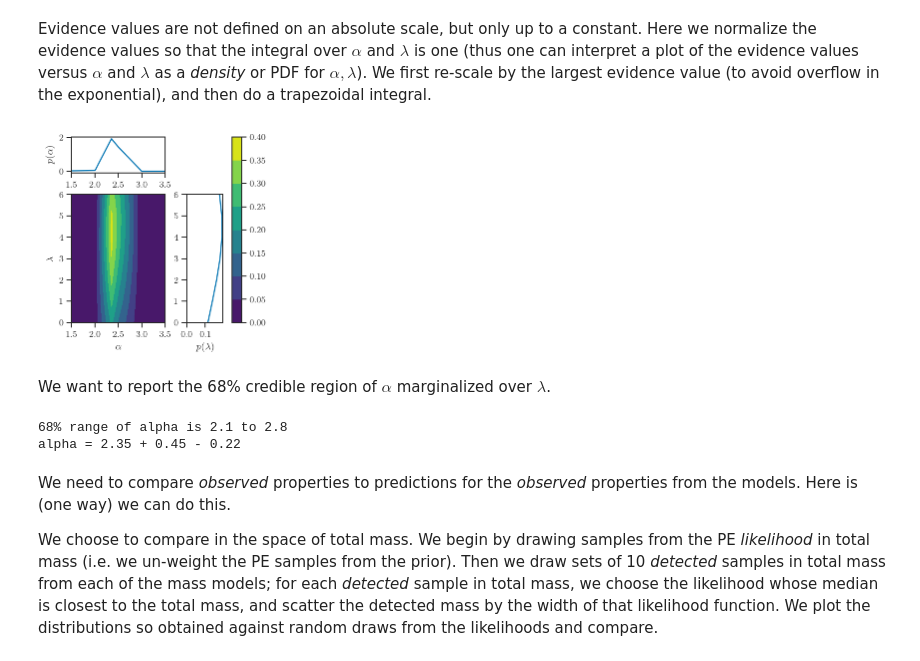
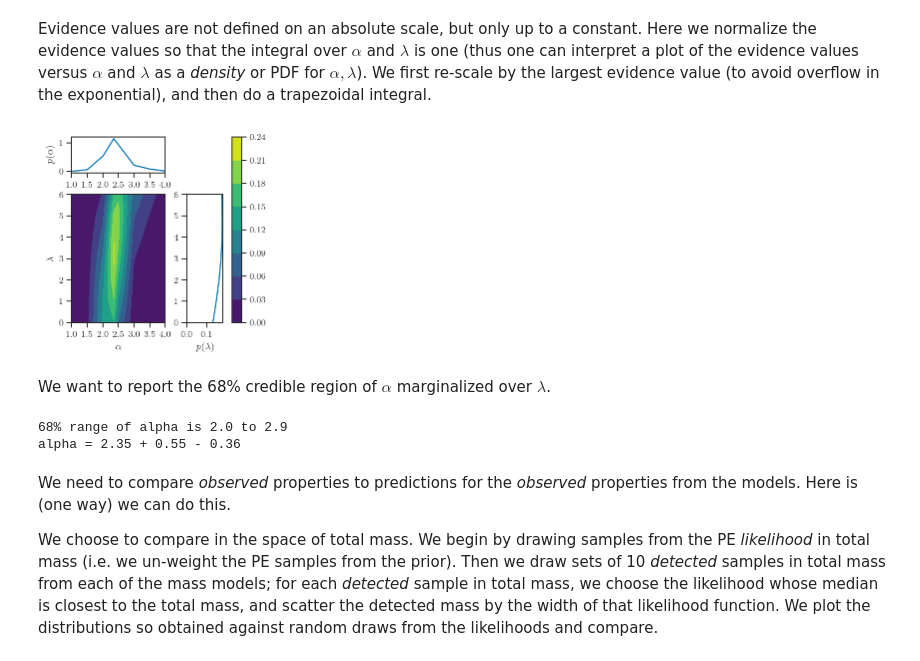
Before and after one commit to farr/ClusterBHGW, a Jupyter notebook: Populations.ipynb, the cells around one changed output. Cells and saved outputs as stored; diff of their text form; code cells hidden in the pictures.

```diff
--- a/Populations.ipynb
+++ b/Populations.ipynb
@@ -200,8 +200,15 @@ Here we load the data from Yihan's cluster runs.  We choose a single $M_\mathrm{
 # %%
-clusters = {}
-for a in tqdm_notebook([1, 1.5, 2, 2.35, 2.5, 3, 3.5, 4, 4.5, 5]):
-    c = loadtxt('Clusters_MMax_50/small_cluster_{:g}.dat'.format(a), dtype=np.dtype([('m1', np.float), ('m2', np.float), ('a', np.float), ('e', np.float), ('tgw', np.float)]))
-    clusters[a] = c[c['tgw'] < 1e10]
-for k, v in clusters.items():
-    print(k, len(v))
+MMaxs = [40.0, 45.0, 50.0]
+alphas = [[0, 1, 2, 2.35, 3, 4],
+          [0.5, 1, 1.5, 2, 2.35, 2.5],
+          [1, 1.5, 2, 2.35, 2.5, 3, 3.5, 4, 4.5, 5]]
+with h5py.File('clusters.h5', 'w') as f:
+    for i, mm in enumerate(tqdm_notebook(MMaxs, desc='MMax')):
+        gm = f.create_group(str(float(mm)))
+        for a in tqdm_notebook(alphas[i], desc='alpha'):
+            ga = gm.create_group(str(float(a)))
+            c = loadtxt('Clusters_MMax_{:g}/small_cluster_{:g}.dat'.format(mm, a), dtype=np.dtype([('m1', np.float), ('m2', np.float), ('a', np.float), ('e', np.float), ('tgw', np.float)]))
+
+            for k in ['m1', 'm2', 'a', 'e', 'tgw']:
+                ga.create_dataset(k, data=c[k], compression='gzip', shuffle=True)
 # %% [output]
@@ -218,0 +221,10 @@ for k, v in clusters.items():
+# %%
+clusters = {}
+
+with h5py.File('clusters.h5', 'r') as f:
+    g50 = f[str(float(50.0))]
+    for k in g50.keys():
+        sel = array(g50[k]['tgw']) < 1e10
+        clusters[k] = squeeze(column_stack([squeeze(array(g50[k][kk][sel])) for kk in ['m1', 'm2']]).view(np.dtype([('m1', np.float), ('m2', np.float)])))
+for k, v in clusters.items():
+    print(k, len(v))
@@ -300,10 +323,15 @@ def mean_pdet(m1, m2, lam, zMax):
     return mu, Neff
 # %%
 mean_pdets = {}
+kmin = ''
+Nmin = np.inf
 for k, c in tqdm_notebook(clusters.items()):
     for l in lams:
         mean_pdets[(k,l)] = mean_pdet(c['m1'], c['m2'], l, zMax)
         mu, N = mean_pdets[(k,l)]
-        print('For slope {:g}, lambda = {:g}, <Pdet> = {:g} and Neff = {:g}'.format(k, l, mu, N))
+        if N < Nmin:
+            Nmin = N
+            kmin = (k,l)
+print('Minimum number of effective samples is ', Nmin, ' for ', kmin)
 # %% [output]
 [interactive output not drawn]
@@ -366,7 +378,7 @@ la = []
 ev = []
 for a in clusters.keys():
     for l in lams:
-        al.append(a)
+        al.append(float(a))
         la.append(l)
         ev.append(logevs[(a,l)])
 al = array(al).reshape((len(clusters), len(lams)))
@@ -383,36 +395,36 @@ with sns.plotting_context('paper'):
     plt.rcParams['text.usetex'] = True
     try:
         f, ax = plt.subplots(figsize=(colwidth,colwidth))
 
         cs = ax.contourf(al, la, exp(ev), cmap='viridis')
         ax.set_xlabel(r'$\alpha$')
         ax.set_ylabel(r'$\lambda$')
         plt.colorbar(cs, ax=ax)
 
-        ax.set_xticks([1.5, 2, 2.5, 3, 3.5])
+        ax.set_xticks([1.0, 1.5, 2, 2.5, 3, 3.5, 4.0])
         ax.set_yticks([0, 1, 2, 3, 4, 5, 6])
 
-        ax.set_xlim(1.5, 3.5)
+        ax.set_xlim(1.0, 4.0)
         ax.set_ylim(0, 6)
 
         gs = make_axes_locatable(ax)
 
         alpha_pdf = gs.append_axes('top', 0.5, pad = 0.3, sharex=ax)
         lambda_pdf = gs.append_axes('right', 0.5, pad = 0.3, sharey=ax)
 
         alpha_pdf.plot(al[:,0], trapz(exp(ev), la, axis=1))
         alpha_pdf.set_ylabel(r'$p(\alpha)$')
 
         lambda_pdf.plot(trapz(exp(ev), al[:,0], axis=0), la[0,:])
         lambda_pdf.set_xlabel(r'$p(\lambda)$')
         lambda_pdf.set_xlim((0, None))
 
         tight_layout()
         savefig('alpha-lambda.pdf')
     finally:
         plt.rcParams['text.usetex'] = orig_tex
 # %% [output]
-[figure, old version]
+[figure, new version]
 # %% [markdown]
 We want to report the 68% credible region of $\alpha$ marginalized over $\lambda$.
 # %%
@@ -427,8 +439,8 @@ m = al[argmax(alpha_pdf), 0]
 print('68% range of alpha is {:.1f} to {:.1f}'.format(l, h))
 print('alpha = {:.2f} + {:.2f} - {:.2f}'.format(m, h-m, m-l))
 # %% [output]
-68% range of alpha is 2.1 to 2.8
-alpha = 2.35 + 0.45 - 0.22
+68% range of alpha is 2.0 to 2.9
+alpha = 2.35 + 0.55 - 0.36
 # %% [markdown]
 We need to compare *observed* properties to predictions for the *observed* properties from the models.  Here is (one way) we can do this.
 
```
Also changed, not shown: parts of 11 cells of this notebook, 2 other files.
